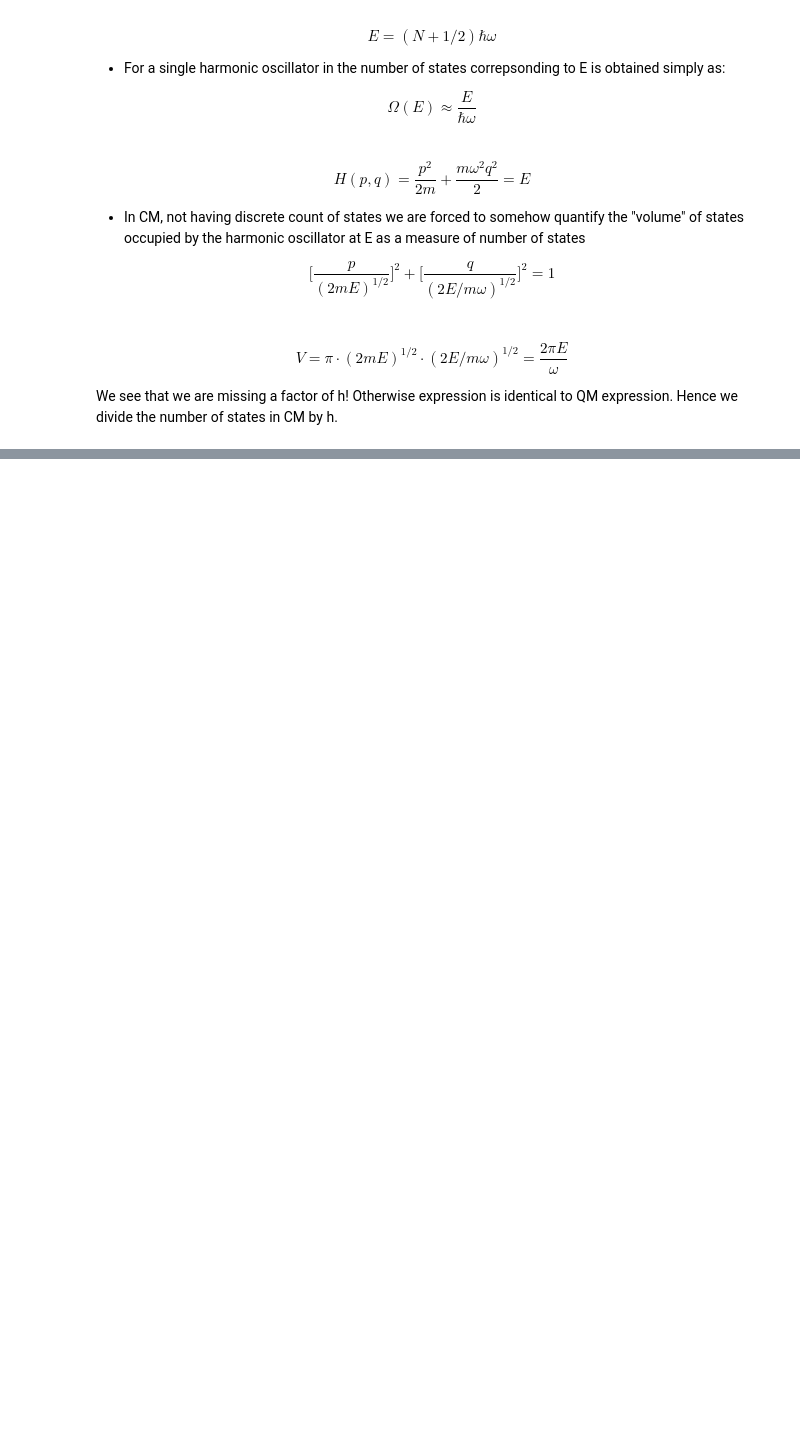
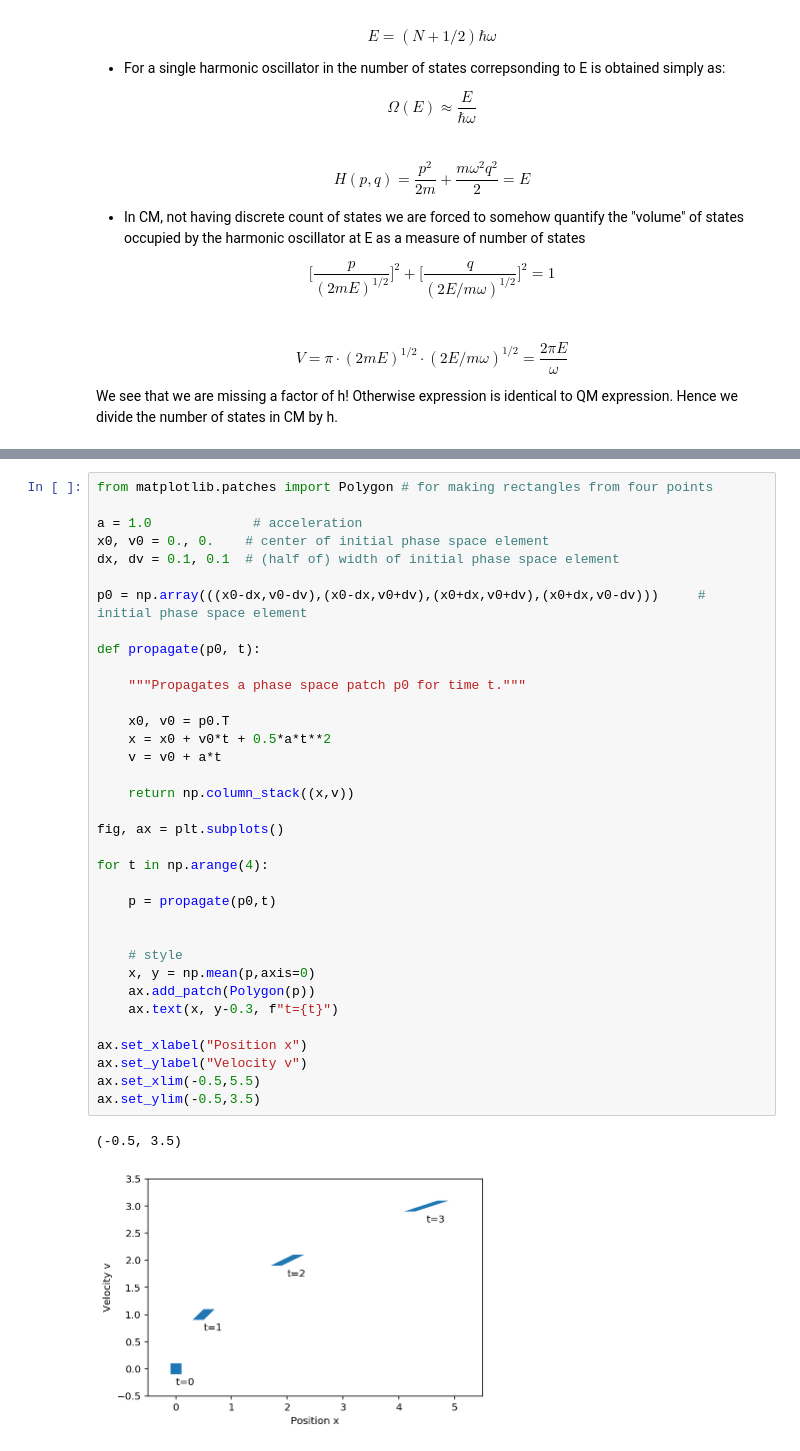
Before and after one commit to carlosal1015/Chem563, a Jupyter notebook: 03_Ensembles/01_Counting&Ensembles.ipynb, the cells around one changed output, grey strips where cells are left out. Saved outputs shown, nothing was run; the diff lists cells and outputs as text; blank space fills up the shorter version.

```diff
--- a/03_Ensembles/01_Counting&Ensembles.ipynb
+++ b/03_Ensembles/01_Counting&Ensembles.ipynb
@@ -100,0 +214,38 @@ harm1D()
+# %%
+from matplotlib.patches import Polygon # for making rectangles from four points
+
+a = 1.0             # acceleration
+x0, v0 = 0., 0.    # center of initial phase space element
+dx, dv = 0.1, 0.1  # (half of) width of initial phase space element
+
+p0 = np.array(((x0-dx,v0-dv),(x0-dx,v0+dv),(x0+dx,v0+dv),(x0+dx,v0-dv)))     # initial phase space element
+
+def propagate(p0, t):
+
+    """Propagates a phase space patch p0 for time t."""
+
+    x0, v0 = p0.T
+    x = x0 + v0*t + 0.5*a*t**2
+    v = v0 + a*t
+
+    return np.column_stack((x,v))
+
+fig, ax = plt.subplots()
+
+for t in np.arange(4):
+
+    p = propagate(p0,t)
+
+
+    # style
+    x, y = np.mean(p,axis=0)
+    ax.add_patch(Polygon(p))
+    ax.text(x, y-0.3, f"t={t}")
+
+ax.set_xlabel("Position x")
+ax.set_ylabel("Velocity v")
+ax.set_xlim(-0.5,5.5)
+ax.set_ylim(-0.5,3.5)
+# %% [output]
+(-0.5, 3.5)
+[figure, added]
```
Also changed, not shown: parts of 25 cells of this notebook, 9 other files.
